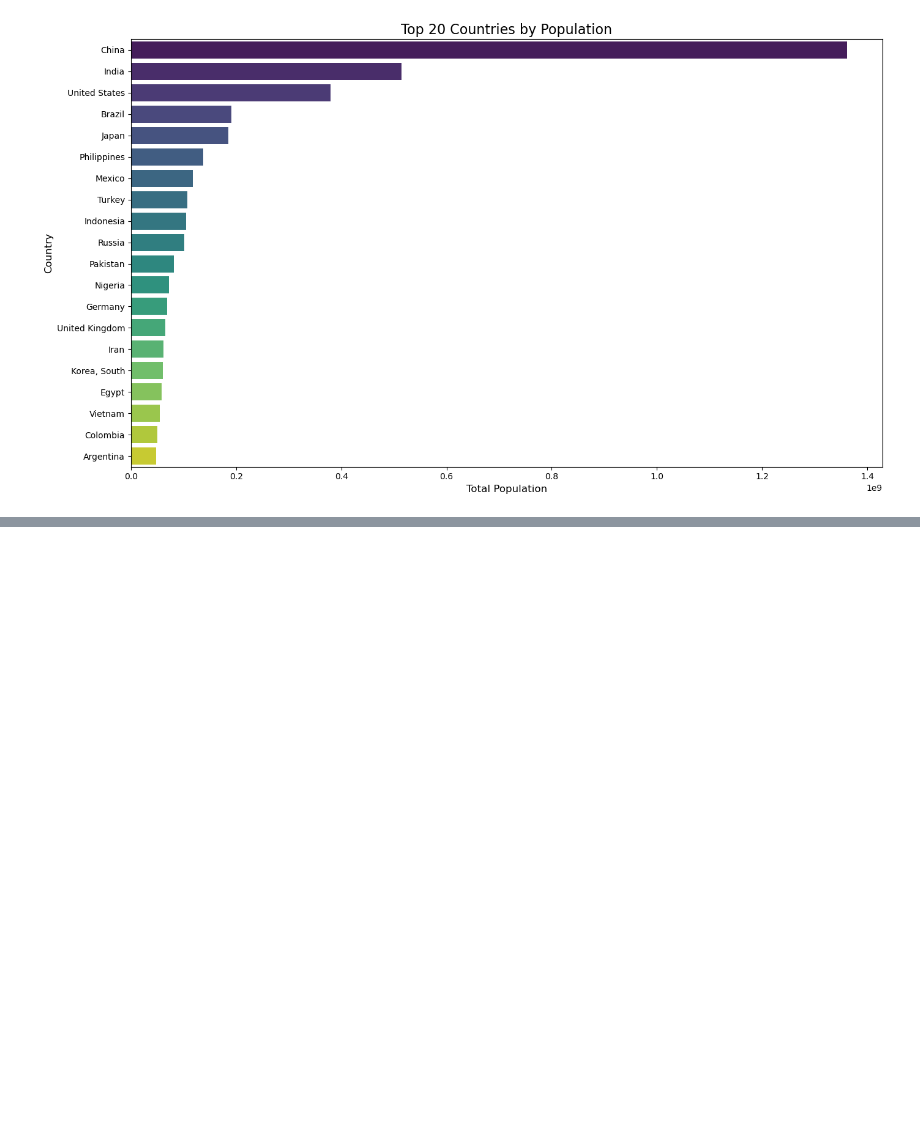
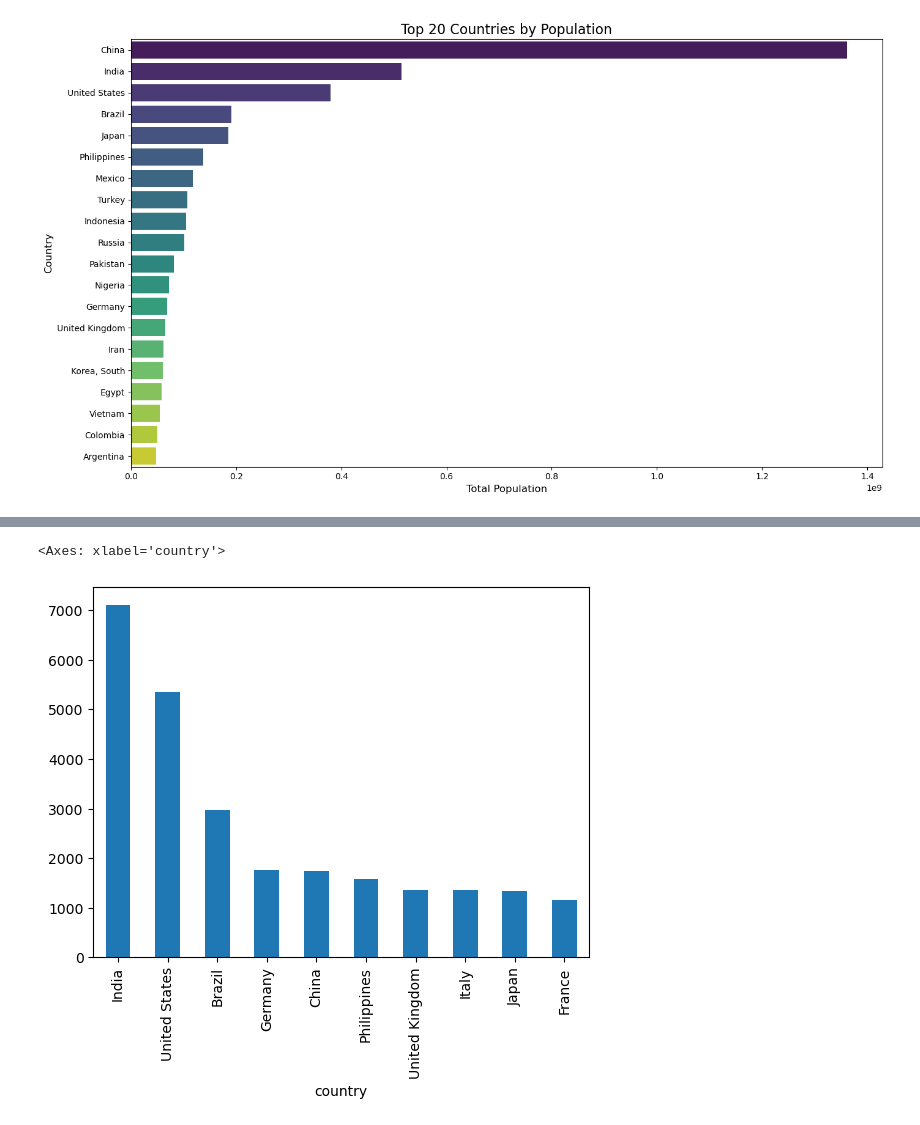
Before and after one commit to akhi-raj/world-cities-population-analysis, a Jupyter notebook: world-cities.ipynb, the cells around one changed output, grey strips where cells are left out. Saved outputs shown, nothing was run; the diff lists cells and outputs as text; code cells hidden in the pictures; blank space fills up the shorter version.

```diff
--- a/world-cities.ipynb
+++ b/world-cities.ipynb
@@ -146,0 +127,5 @@ Passing `palette` without assigning `hue` is deprecated and will be removed in v
+# %%
+df['country'].value_counts().head(10).plot(kind='bar')
+# %% [output]
+<Axes: xlabel='country'>
+[figure, added]
```
Also changed, not shown: parts of 12 cells of this notebook.
